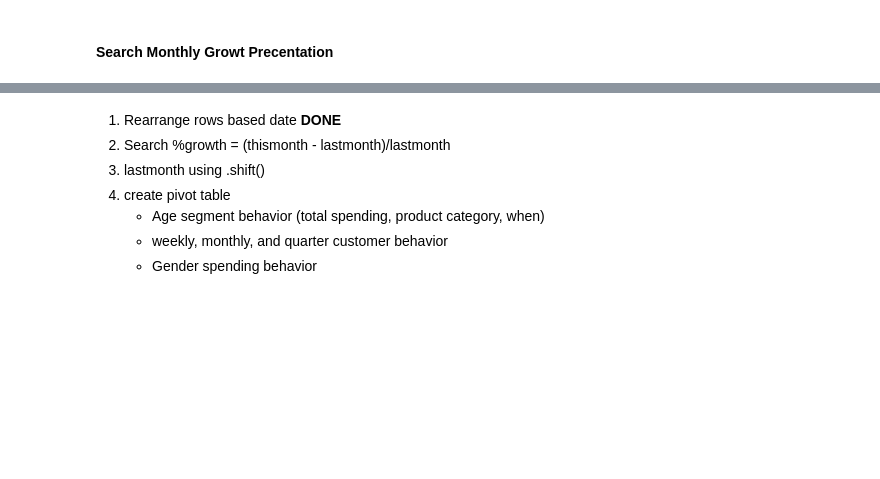
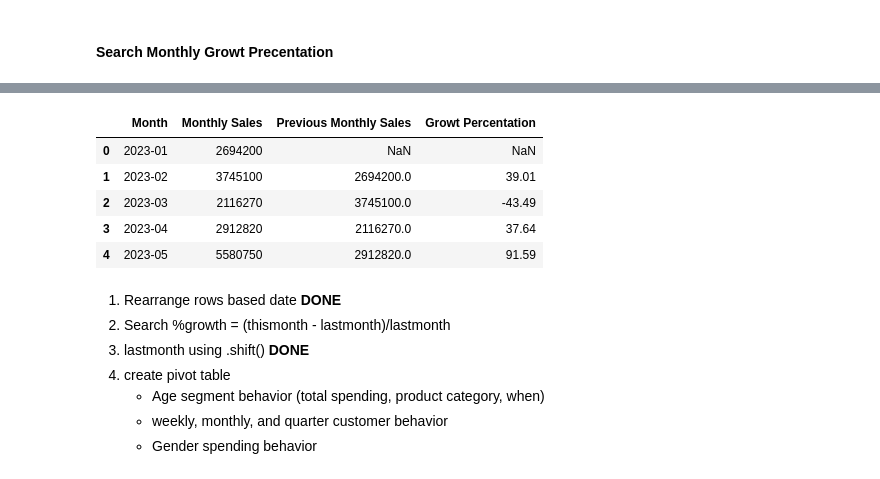
Before and after one commit to gracekaroma/analysis-of-sales-dataset, a Jupyter notebook: Sales Dataset Notebook.ipynb, the cells around one changed output, grey strips where cells are left out. Saved outputs shown, nothing was run; the diff lists cells and outputs as text; code cells hidden in the pictures; blank space fills up the shorter version.

Commit message:
Search for monthly growth percentation

```diff
--- a/Sales Dataset Notebook.ipynb
+++ b/Sales Dataset Notebook.ipynb
@@ -320,3 +320,4 @@ df_month.head()
 #### **Search Monthly Growt Precentation**
 # %%
 # Add previous month column
+df_month['Previous Monthly Sales'] = df_month['Monthly Sales'].shift(1)
@@ -323,7 +334,23 @@ df_month.head()
+# %%
+# Search %growth
+# And round the value with only 2 decimals
+df_month['Growt Percentation'] = (
+    (df_month['Monthly Sales'] - df_month['Previous Monthly Sales'])
+    / df_month['Previous Monthly Sales'] * 100).round(2)
+# %%
+# Check changing
+df_month.head()
+# %% [output]
+|  | Month | Monthly Sales | Previous Monthly Sales | Growt Percentation |
+| 0 | 2023-01 | 2694200 | NaN | NaN |
+| 1 | 2023-02 | 3745100 | 2694200.0 | 39.01 |
+| 2 | 2023-03 | 2116270 | 3745100.0 | -43.49 |
+| 3 | 2023-04 | 2912820 | 2116270.0 | 37.64 |
+| 4 | 2023-05 | 5580750 | 2912820.0 | 91.59 |
 # %% [markdown]
 1. Rearrange rows based date **DONE**
 2. Search %growth = (thismonth - lastmonth)/lastmonth
-3. lastmonth using .shift()
+3. lastmonth using .shift() **DONE**
 4. create pivot table
     - Age segment behavior (total spending, product category, when)
     - weekly, monthly, and quarter customer behavior
```
Also changed, not shown: parts of 1 cell of this notebook.
